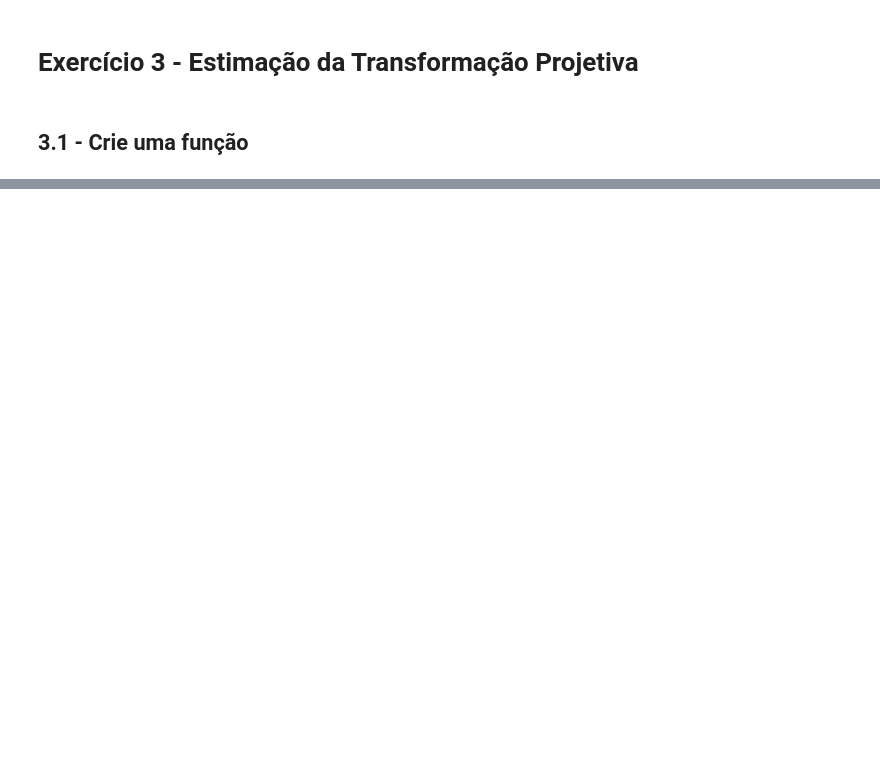
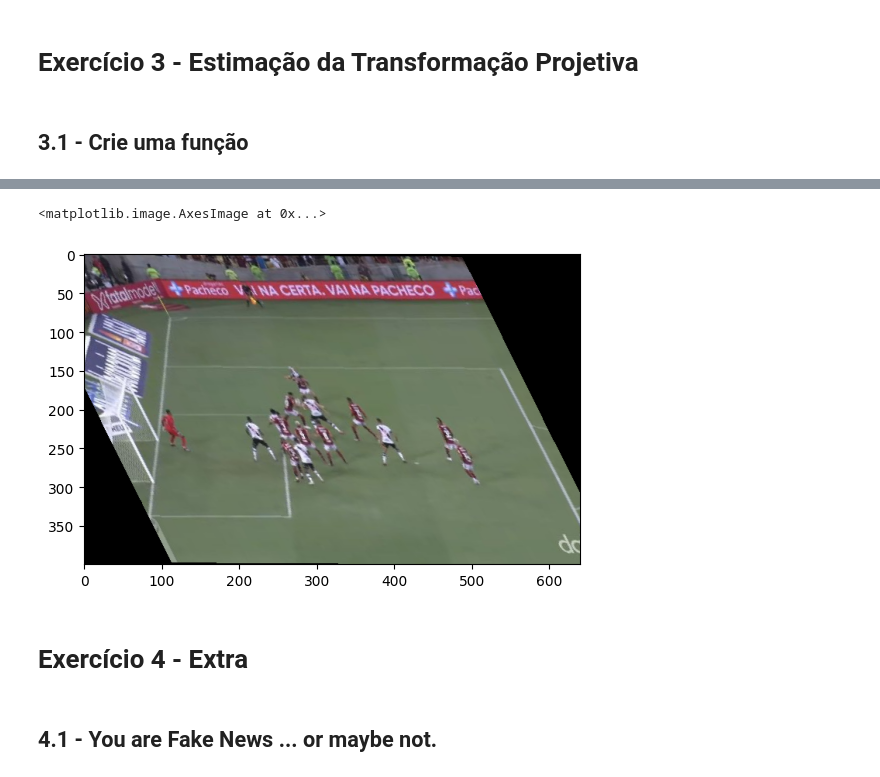
Before and after one commit to scrocha/visao-computacional-2024, a Jupyter notebook: Lista_01/Exercicios.ipynb, the cells around one changed output, grey strips where cells are left out. Drawn from its saved outputs; the diff is of its cells as text; code cells hidden in the pictures; blank space fills up the shorter version.

```diff
--- a/Lista_01/Exercicios.ipynb
+++ b/Lista_01/Exercicios.ipynb
@@ -149,19 +159,22 @@ plt.imshow(img_transform)
 # %%
 def my_estimation(lst1, lst2):
-    matriz_origem = np.zeros((2,4))
-    matriz_destino = np.zeros((2,4))
+    matriz_origem = np.zeros((3,len(lst1)))
+    matriz_destino = np.zeros((3,len(lst2)))
 
     for i in range(len(lst1)):
+        # Montaremos a matriz de origem com os pontos originais e a matriz de destino com os pontos de destino.
         ponto_origem = lst1[i]
         ponto_destino = lst2[i]
 
         matriz_origem[0,i] = ponto_origem[0]
         matriz_origem[1,i] = ponto_origem[1]
+        matriz_origem[2,i] = 1
 
         matriz_destino[0,i] = ponto_destino[0]
         matriz_destino[1,i] = ponto_destino[1]
+        matriz_destino[2,i] = 1
 
-
+    # Usaremos a função do numpy lstsq para estimar qual é a matriz de transformação
     estimation_T = np.linalg.lstsq(matriz_origem.T, matriz_destino.T, rcond=None)[0]
 
-    return estimation_T
+    return estimation_T.T
@@ -180,0 +200,10 @@ array([3.16666667, 3.16666667])
+# %%
+new_transform = my_transform(img, T_2)
+plt.imshow(new_transform)
+# %% [output]
+<matplotlib.image.AxesImage at 0x...>
+[figure, added]
+# %% [markdown]
+# Exercício 4 - Extra
+# %% [markdown]
+## 4.1 - You are Fake News ... or maybe not.
```
Also changed, not shown: parts of 8 cells of this notebook.
